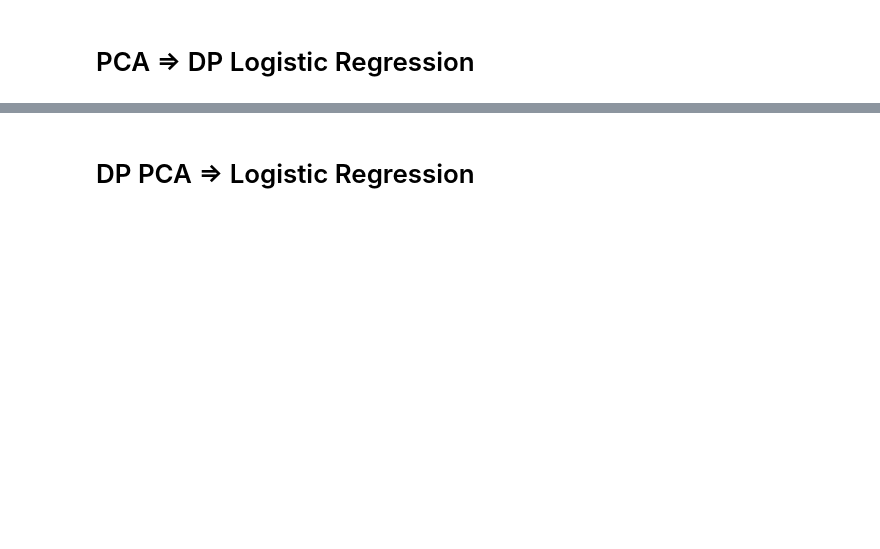
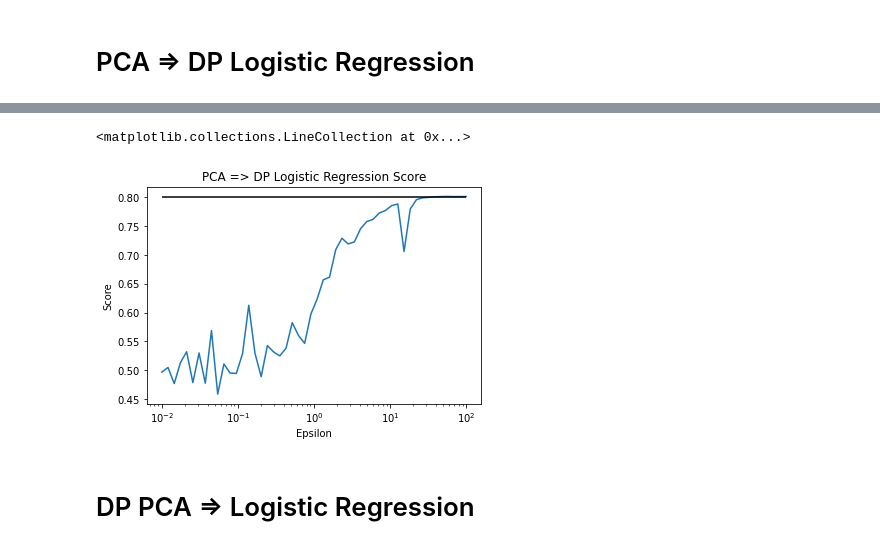
Before and after one commit to jefe-jeff/mse-234-project, a Jupyter notebook: scripts/dp_jordan_attempt.ipynb, the cells around one changed output, grey strips where cells are left out. Drawn from its saved outputs; the diff is of its cells as text; code cells hidden in the pictures; blank space fills up the shorter version.

```diff
--- a/scripts/dp_jordan_attempt.ipynb
+++ b/scripts/dp_jordan_attempt.ipynb
@@ -90,2 +119,15 @@ Performance on test data 0.7071207430340557
+# %%
+mean_score = np.mean(np.array(curves), axis = 0)
+# %%
+ax = plt.subplot(111)
+ax.plot(epsilons, mean_score)
+ax.set_title("PCA => DP Logistic Regression Score")
+ax.set_xlabel("Epsilon")
+ax.set_ylabel("Score")
+ax.set_xscale('log')
+ax.hlines(opt_accuracy, epsilons[0],epsilons[-1] , color = "black")
+# %% [output]
+<matplotlib.collections.LineCollection at 0x...>
+[figure, added]
 # %% [markdown]
 # DP PCA => Logistic Regression
```
Also changed, not shown: parts of 18 cells of this notebook, 1 other file.
